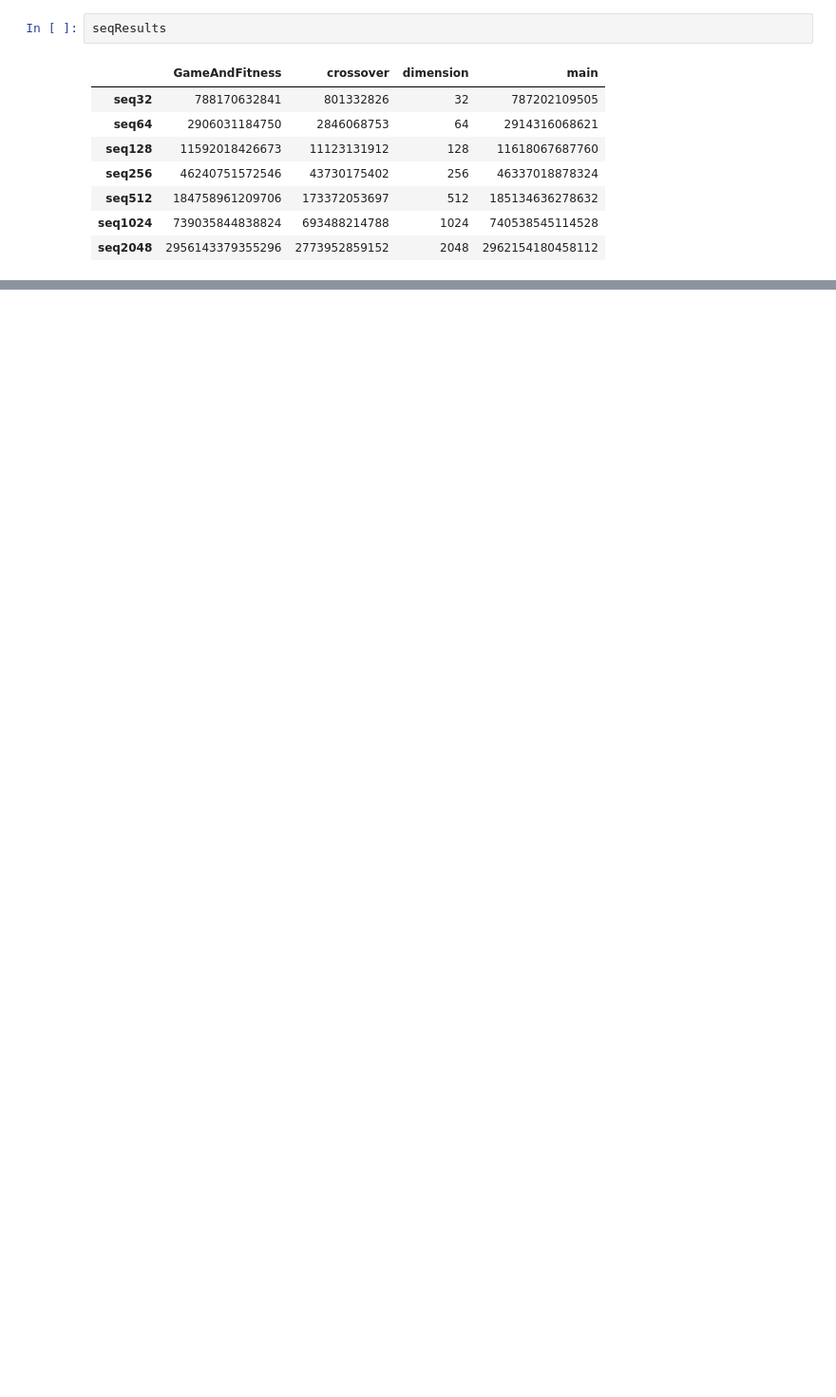
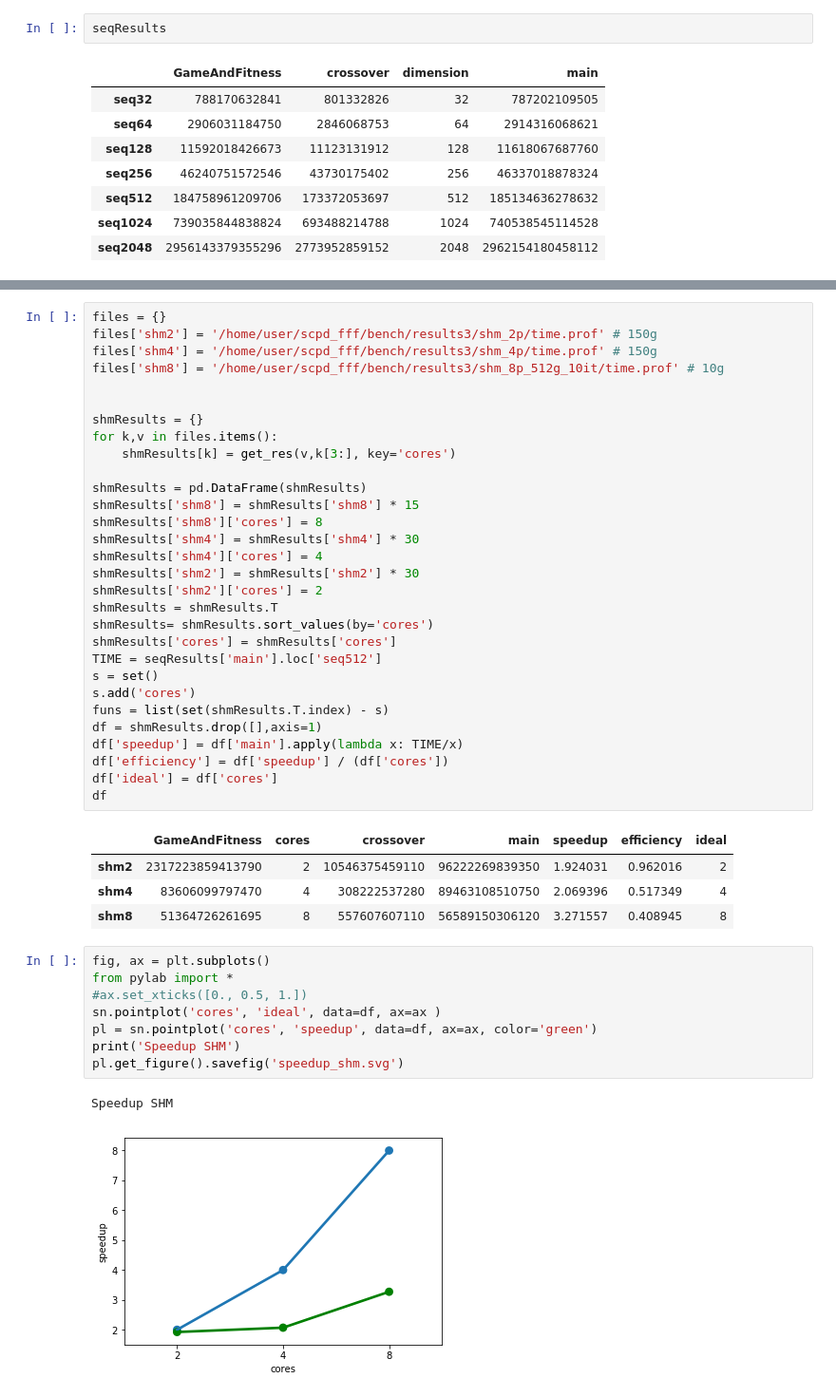
Before and after one commit to FraMecca/SCPD_FFF, a Jupyter notebook: graphs.ipynb, the cells around one changed output, grey strips where cells are left out. Shown at 95% size. Saved outputs shown, nothing was run; the diff lists cells and outputs as text; blank space fills up the shorter version.

Commit message:
time/prof for 8p

```diff
--- a/graphs.ipynb
+++ b/graphs.ipynb
@@ -166,0 +158,46 @@ Efficency MPI seq
+# %%
+files = {}
+files['shm2'] = '/home/user/scpd_fff/bench/results3/shm_2p/time.prof' # 150g
+files['shm4'] = '/home/user/scpd_fff/bench/results3/shm_4p/time.prof' # 150g
+files['shm8'] = '/home/user/scpd_fff/bench/results3/shm_8p_512g_10it/time.prof' # 10g
+
+
+shmResults = {}
+for k,v in files.items():
+    shmResults[k] = get_res(v,k[3:], key='cores')
+
+shmResults = pd.DataFrame(shmResults)
+shmResults['shm8'] = shmResults['shm8'] * 15
+shmResults['shm8']['cores'] = 8
+shmResults['shm4'] = shmResults['shm4'] * 30
+shmResults['shm4']['cores'] = 4
+shmResults['shm2'] = shmResults['shm2'] * 30
+shmResults['shm2']['cores'] = 2
+shmResults = shmResults.T
+shmResults= shmResults.sort_values(by='cores')
+shmResults['cores'] = shmResults['cores']
+TIME = seqResults['main'].loc['seq512']
+s = set()
+s.add('cores')
+funs = list(set(shmResults.T.index) - s)
+df = shmResults.drop([],axis=1)
+df['speedup'] = df['main'].apply(lambda x: TIME/x)
+df['efficiency'] = df['speedup'] / (df['cores'])
+df['ideal'] = df['cores']
+df
+# %% [output]
+|  | GameAndFitness | cores | crossover | main | speedup | efficiency | ideal |
+| shm2 | 2317223859413790 | 2 | 10546375459110 | 96222269839350 | 1.924031 | 0.962016 | 2 |
+| shm4 | 83606099797470 | 4 | 308222537280 | 89463108510750 | 2.069396 | 0.517349 | 4 |
+| shm8 | 51364726261695 | 8 | 557607607110 | 56589150306120 | 3.271557 | 0.408945 | 8 |
+# %%
+fig, ax = plt.subplots()
+from pylab import *
+#ax.set_xticks([0., 0.5, 1.])
+sn.pointplot('cores', 'ideal', data=df, ax=ax )
+pl = sn.pointplot('cores', 'speedup', data=df, ax=ax, color='green')
+print('Speedup SHM')
+pl.get_figure().savefig('speedup_shm.svg')
+# %% [output]
+Speedup SHM
+[figure, added]
```
Also changed, not shown: parts of 8 cells of this notebook, 5 other files.
